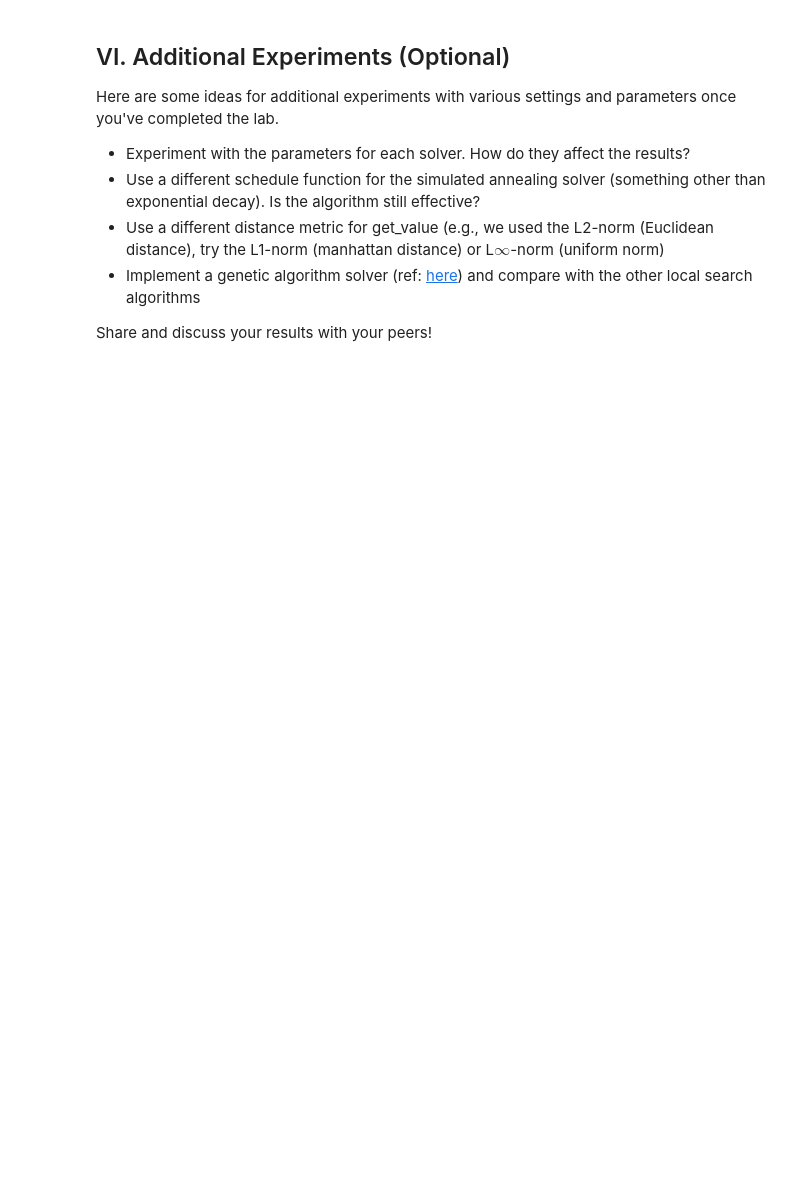
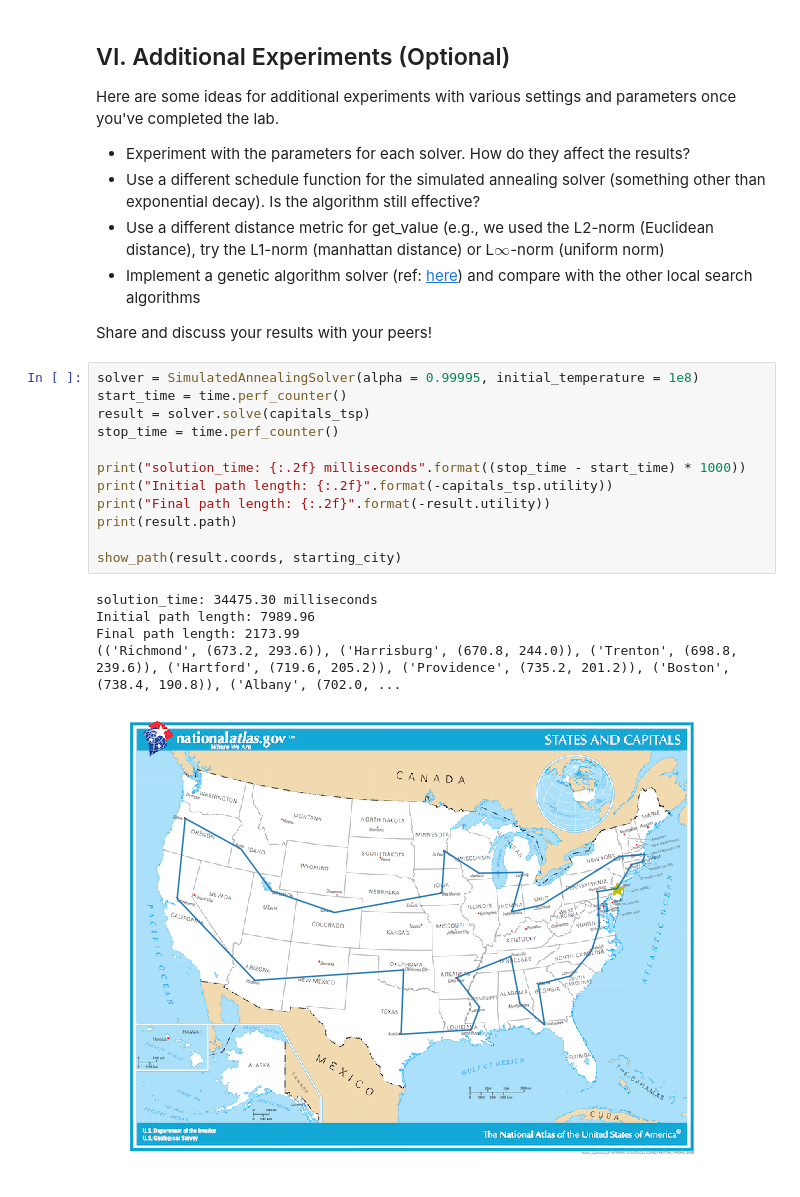
Before and after one commit to rghein/Udacity-Artificial-Intelligence-Nanodegree, a Jupyter notebook: Exercises/3_Local Search/AIND-Local Search.ipynb, the cells around one changed output. Drawn from its saved outputs; the diff is of its cells as text; blank space fills up the shorter version.

```diff
--- a/Exercises/3_Local Search/AIND-Local Search.ipynb
+++ b/Exercises/3_Local Search/AIND-Local Search.ipynb
@@ -611,3 +611,21 @@ Here are some ideas for additional experiments with various settings and paramet
   - Implement a genetic algorithm solver (ref: [here](https://iccl.inf.tu-dresden.de/w/images/b/b7/GA_for_TSP.pdf)) and compare with the other local search algorithms
 
 Share and discuss your results with your peers!
+# %%
+solver = SimulatedAnnealingSolver(alpha = 0.99995, initial_temperature = 1e8)
+start_time = time.perf_counter()
+result = solver.solve(capitals_tsp)
+stop_time = time.perf_counter()
+
+print("solution_time: {:.2f} milliseconds".format((stop_time - start_time) * 1000))
+print("Initial path length: {:.2f}".format(-capitals_tsp.utility))
+print("Final path length: {:.2f}".format(-result.utility))
+print(result.path)
+
+show_path(result.coords, starting_city)
+# %% [output]
+solution_time: 34475.30 milliseconds
+Initial path length: 7989.96
+Final path length: 2173.99
+(('Richmond', (673.2, 293.6)), ('Harrisburg', (670.8, 244.0)), ('Trenton', (698.8, 239.6)), ('Hartford', (719.6, 205.2)), ('Providence', (735.2, 201.2)), ('Boston', (738.4, 190.8)), ('Albany', (702.0, ...
+[figure, added]
```
Also changed, not shown: parts of 5 cells of this notebook.
